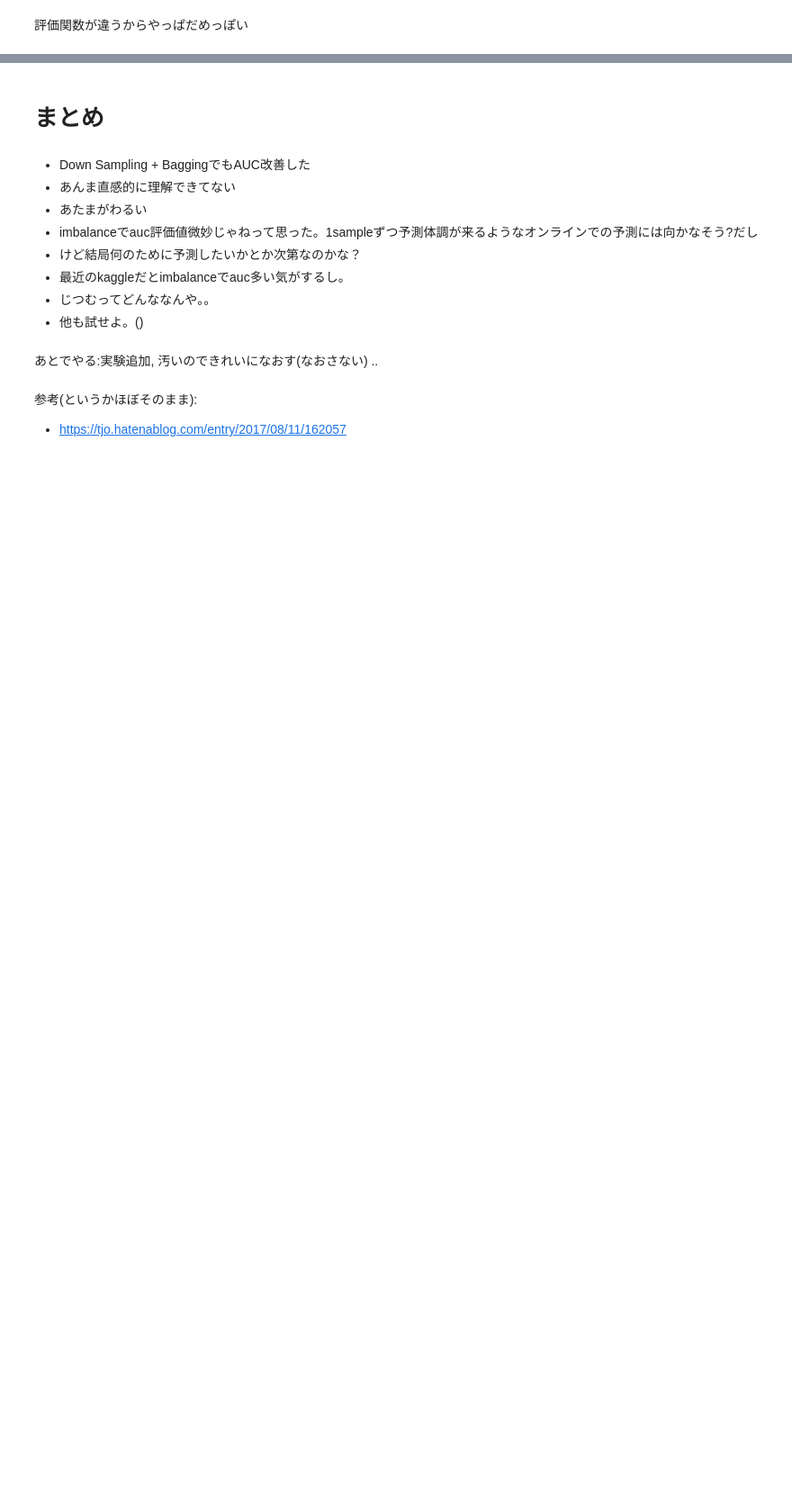
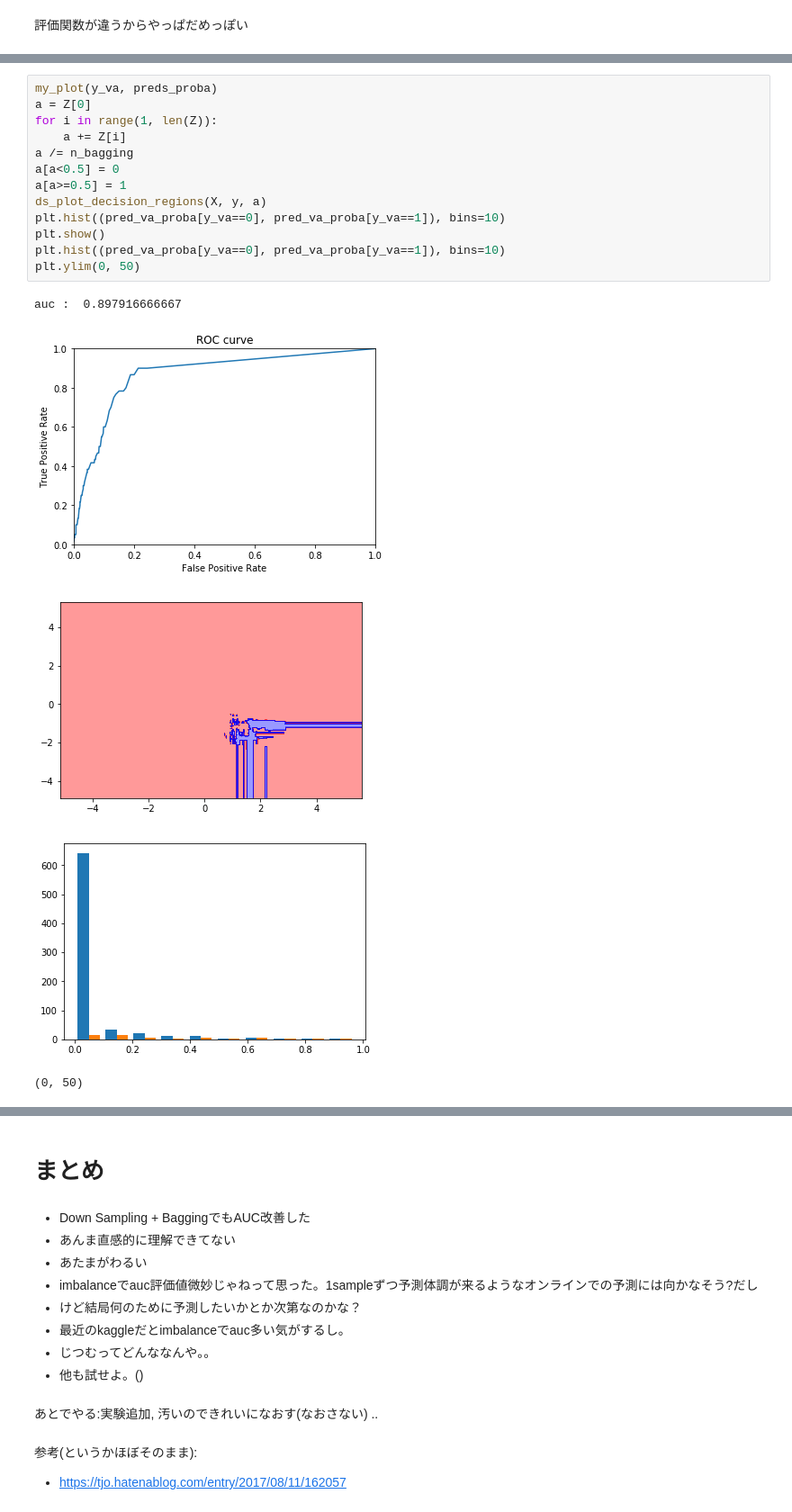
Before and after one commit to ysugachem/playground, a Jupyter notebook: (imbalance)クラス分類.ipynb, the cells around one changed output, grey strips where cells are left out. Shown at 90% size. Cells and saved outputs as stored; diff of their text form; blank space fills up the shorter version.

```diff
--- a/(imbalance)クラス分類.ipynb
+++ b/(imbalance)クラス分類.ipynb
@@ -344,0 +372,19 @@ auc :  0.872083333333
+# %%
+my_plot(y_va, preds_proba)
+a = Z[0]
+for i in range(1, len(Z)):
+    a += Z[i]
+a /= n_bagging
+a[a<0.5] = 0
+a[a>=0.5] = 1
+ds_plot_decision_regions(X, y, a)
+plt.hist((pred_va_proba[y_va==0], pred_va_proba[y_va==1]), bins=10)
+plt.show()
+plt.hist((pred_va_proba[y_va==0], pred_va_proba[y_va==1]), bins=10)
+plt.ylim(0, 50)
+# %% [output]
+auc :  0.897916666667
+[figure, added]
+[figure, added]
+[figure, added]
+(0, 50)
```
Also changed, not shown: parts of 14 cells of this notebook.
